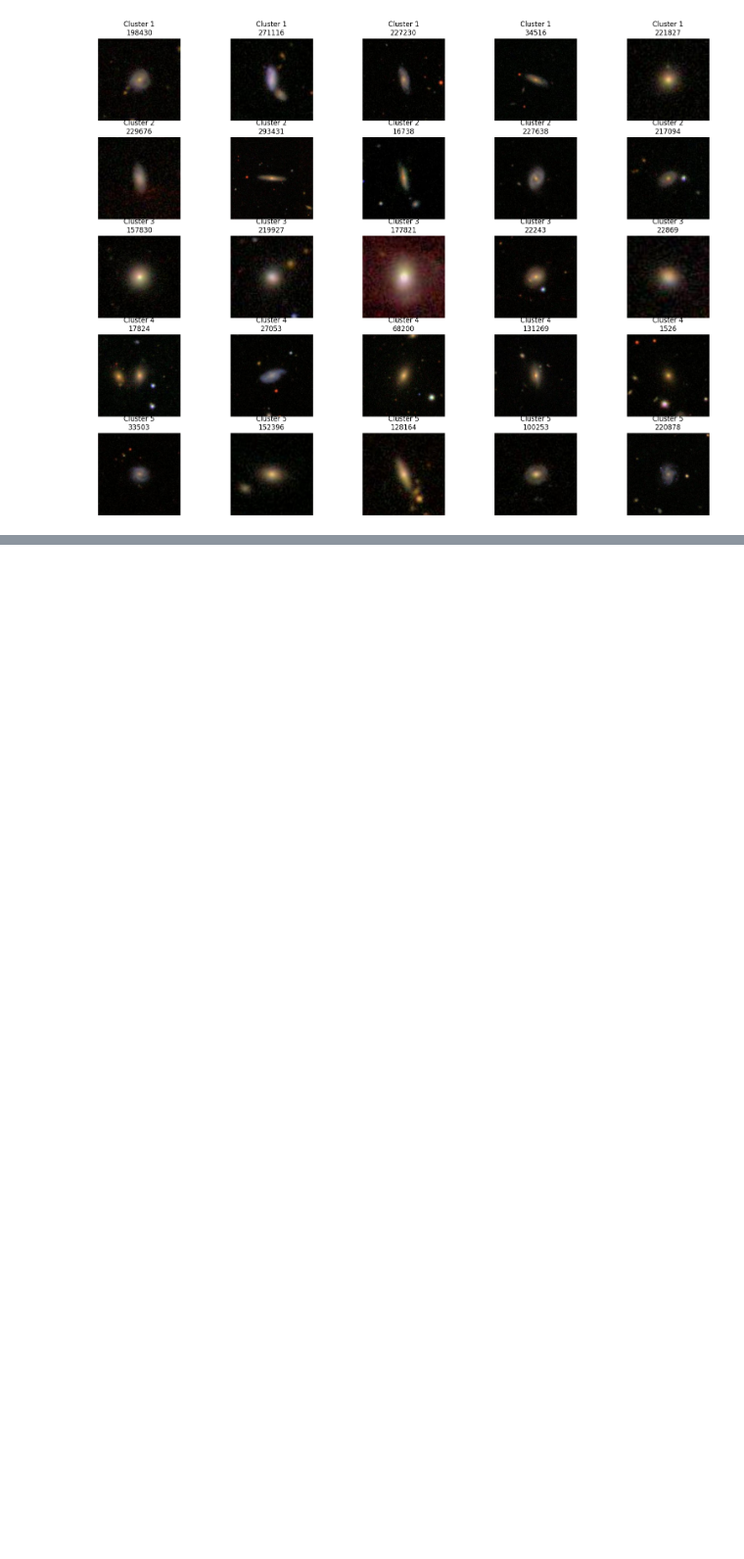
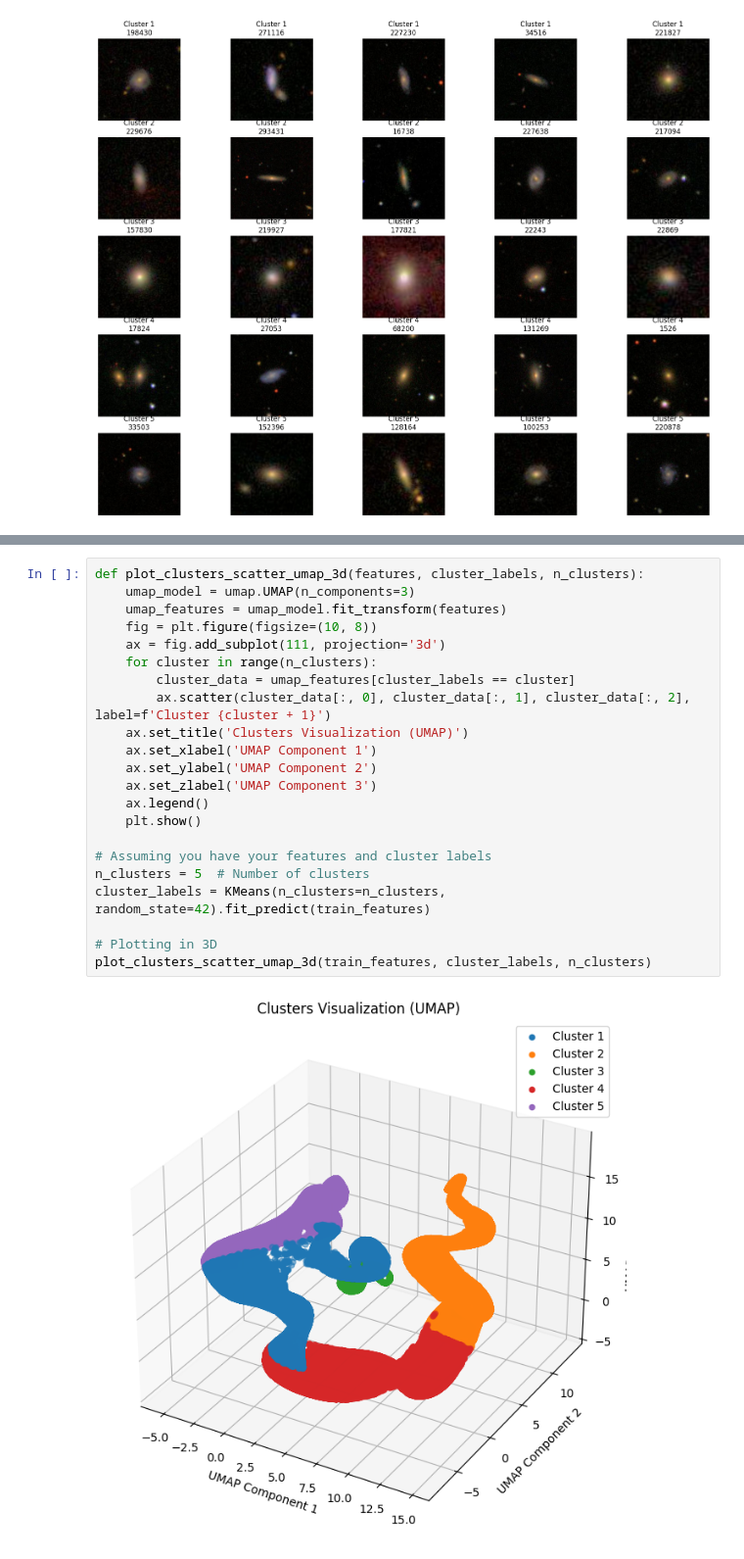
Before and after one commit to Pawlo77/Galaxy-Images-Clustering, a Jupyter notebook: notebooks/clustering.ipynb, the cells around one changed output, grey strips where cells are left out. Shown at 98% size. Drawn from its saved outputs; the diff is of its cells as text; blank space fills up the shorter version.

```diff
--- a/notebooks/clustering.ipynb
+++ b/notebooks/clustering.ipynb
@@ -220,3 +153,27 @@ plot_silhouette_umap(features, cluster_labels)
+# %%
+def plot_clusters_scatter_umap_3d(features, cluster_labels, n_clusters):
+    umap_model = umap.UMAP(n_components=3)
+    umap_features = umap_model.fit_transform(features)
+    fig = plt.figure(figsize=(10, 8))
+    ax = fig.add_subplot(111, projection='3d')
+    for cluster in range(n_clusters):
+        cluster_data = umap_features[cluster_labels == cluster]
+        ax.scatter(cluster_data[:, 0], cluster_data[:, 1], cluster_data[:, 2], label=f'Cluster {cluster + 1}')
+    ax.set_title('Clusters Visualization (UMAP)')
+    ax.set_xlabel('UMAP Component 1')
+    ax.set_ylabel('UMAP Component 2')
+    ax.set_zlabel('UMAP Component 3')
+    ax.legend()
+    plt.show()
+
+# Assuming you have your features and cluster labels
+n_clusters = 5  # Number of clusters
+cluster_labels = KMeans(n_clusters=n_clusters, random_state=42).fit_predict(train_features)
+
+# Plotting in 3D
+plot_clusters_scatter_umap_3d(train_features, cluster_labels, n_clusters)
+# %% [output]
+[figure, added]
 # %%
 from sklearn.cluster import AgglomerativeClustering
 cluster_range = range(2, 11)
```
Also changed, not shown: parts of 4 cells of this notebook.
